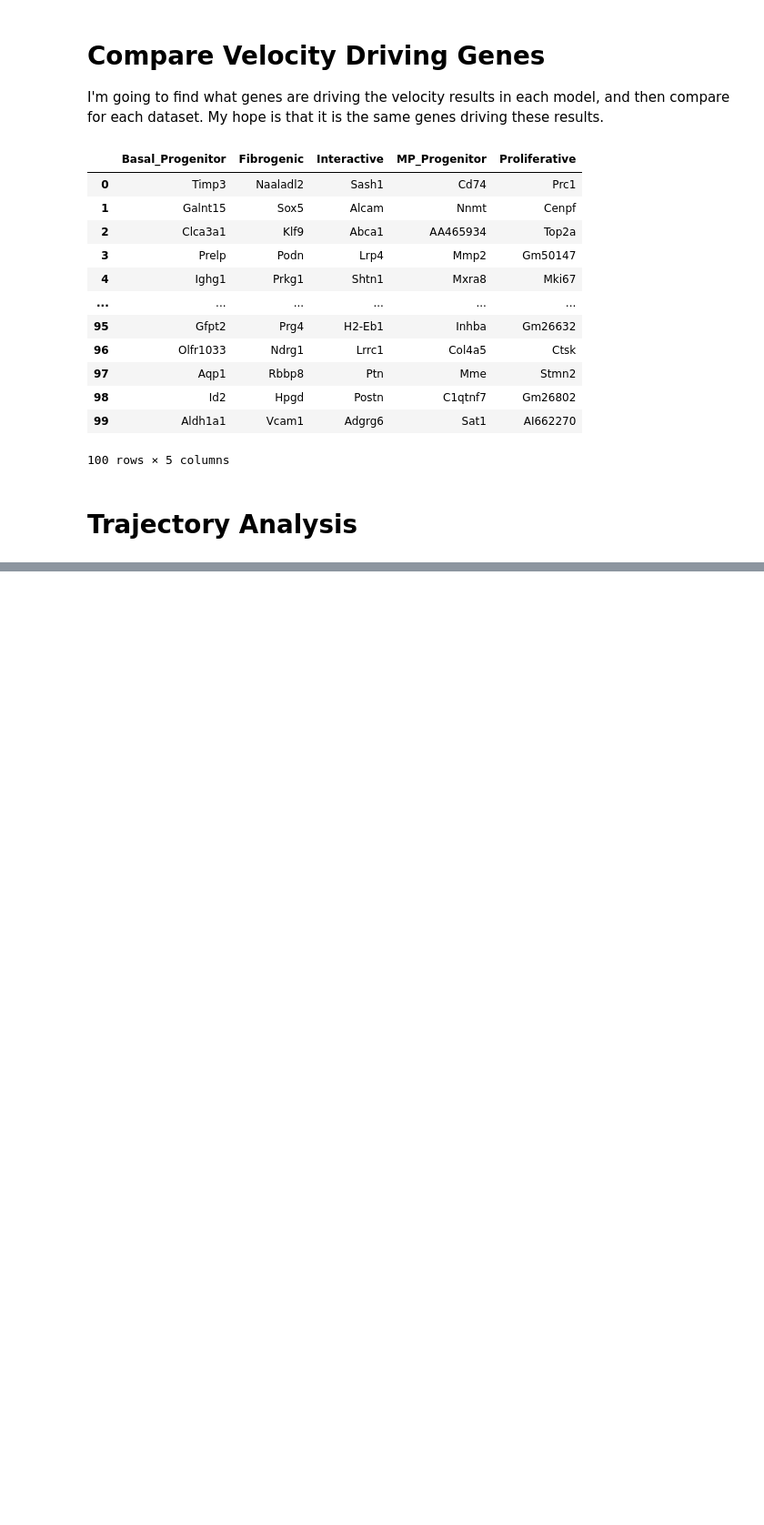
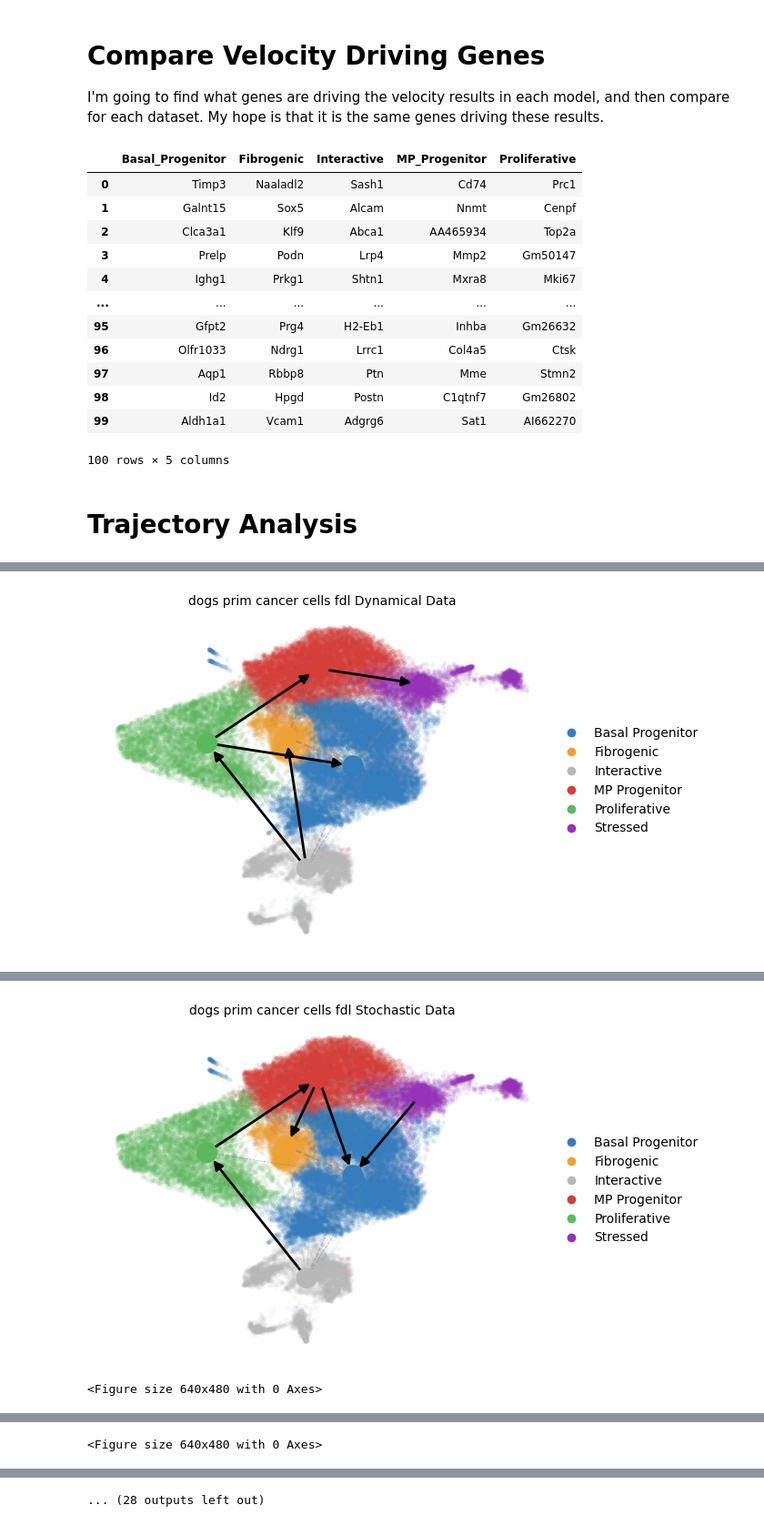
Before and after one commit to kidcancerlab/Osteo_atlas, a Jupyter notebook: compare_dynamical_and_stochastic.ipynb, the cells around one changed output, grey strips where cells are left out. Shown at 91% size. Saved outputs shown, nothing was run; the diff lists cells and outputs as text; code cells hidden in the pictures; blank space fills up the shorter version.

Commit message:
performed trajectory analysis for tumors between the two models

```diff
--- a/compare_dynamical_and_stochastic.ipynb
+++ b/compare_dynamical_and_stochastic.ipynb
@@ -138,0 +157,40 @@ for ob in dyn_keys:
+# %%
+color_mapping = {
+    "MP_Progenitor": "#D43F3AFF",
+    "Fibrogenic": "#EEA236FF",
+    "Basal_Progenitor": "#357DBDFF",
+    "Proliferative": "#5CB85CFF",
+    "Interactive": "#B8B8B8FF",
+    "Stressed": "#9632B8FF"
+}
+
+def joint_paga(ob, alpha = 0.1):
+    dyn_ob = dynamical_dict[ob]
+    stoc_ob = stochastic_dict[ob]
+    # using fdl bc i think it makes more sense if you're trying to show trajectory
+    scv.pl.paga(dyn_ob,
+                basis = "umap",
+                alpha = alpha,
+                size = 50,
+                min_edge_width = 2,
+                node_size_scale = 1.5,
+                node_size_power = 0,
+                palette = color_mapping,
+                title = ob + " Dynamical Data")
+    dynamical_dict[ob] = dyn_ob
+    scv.pl.paga(stoc_ob,
+                basis = "umap",
+                alpha = alpha,
+                size = 50,
+                min_edge_width = 2,
+                node_size_scale = 1.5,
+                node_size_power = 0,
+                palette = color_mapping,
+                title = ob + " Stochastic Data")
+    stochastic_dict[ob] = stoc_ob
+    plt.tight_layout()
+    plt.show()
+# %%
+for ob in sc_obs:
+    joint_paga(ob.removesuffix(".ad"))
+# %% [output]
@@ -138,0 +198 @@ for ob in dyn_keys:
+[figure, added]
@@ -138,0 +200,2 @@ for ob in dyn_keys:
+[figure, added]
+<Figure size 640x480 with 0 Axes>
@@ -138,0 +206 @@ for ob in dyn_keys:
+<Figure size 640x480 with 0 Axes>
@@ -138,0 +209 @@ for ob in dyn_keys:
+... (28 outputs left out)
```
Also changed, not shown: parts of 5 cells of this notebook.
